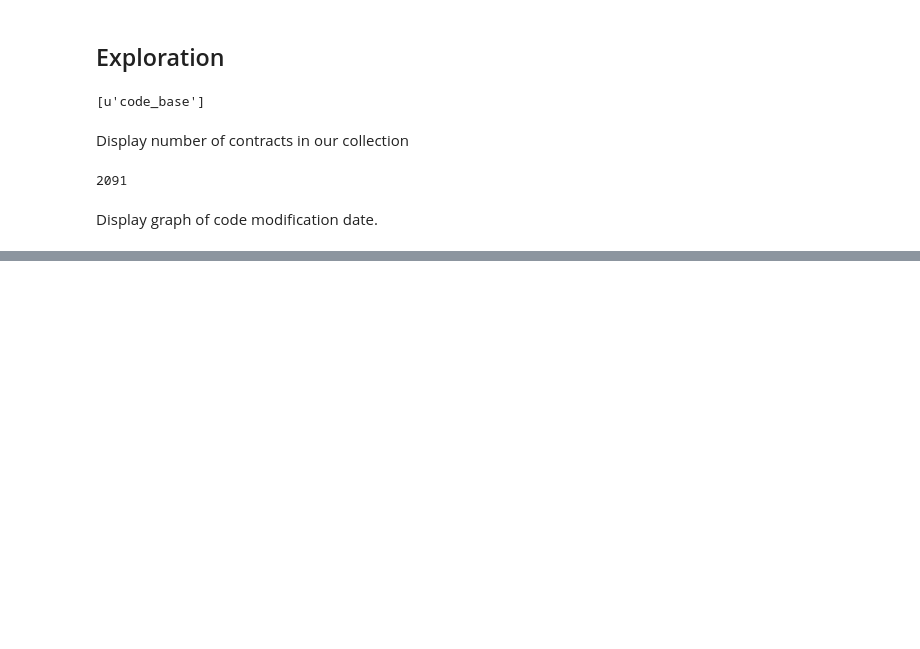
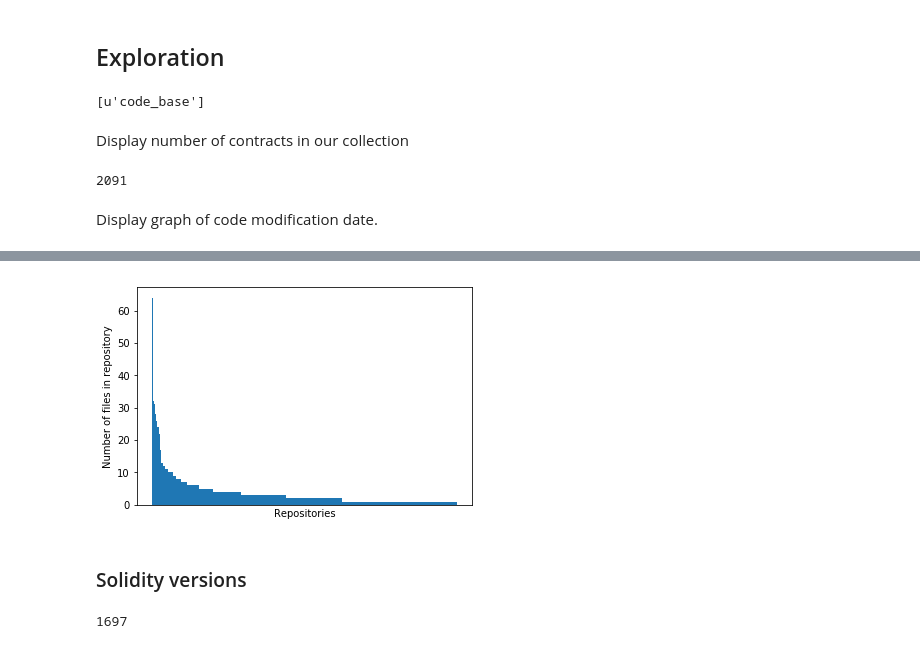
Before and after one commit to nud3l/smart-contract-analysis, a Jupyter notebook: analysis/contract-analysis.ipynb, the cells around one changed output, grey strips where cells are left out. Saved outputs shown, nothing was run; the diff lists cells and outputs as text; code cells hidden in the pictures; blank space fills up the shorter version.

Commit message:
Include complexity analysis and update readme

```diff
--- a/analysis/contract-analysis.ipynb
+++ b/analysis/contract-analysis.ipynb
@@ -58,0 +60,29 @@ plt.show()
+# %%
+from collections import Counter
+import numpy as np
+from operator import itemgetter
+
+repositories = code_base.find({},{"repository_id":1, "_id":0})
+repo_list = []
+
+
+for item in repositories:
+    repo_list.append(item["repository_id"])
+
+repos = Counter(repo_list).items()
+repos.sort(key=itemgetter(1), reverse=True)
+labels, values = zip(*repos)
+
+indexes = np.arange(len(labels))
+width = 1
+
+# the barchart of the data
+plt.bar(indexes, values, width)
+plt.xlabel('Repositories')
+plt.ylabel('Number of files in repository')
+plt.xticks([])
+plt.show()
+# %% [output]
+[figure, added]
+# %% [markdown]
+### Solidity versions
@@ -58,0 +104,17 @@ plt.show()
+# %%
+sol_code = code_base.find({},{"code":1, "_id":0})
+sol_list = []
+
+for item in sol_code:
+    try:
+        version = gen_dict_extract("version", item)
+        sol_list.append(list(version)[0])
+        # sol_list.append(item["code"]["body"][0]["start_version"]["version"])
+    except KeyError:
+        pass
+    except IndexError:
+        pass
+# Print number of contracts that include a Solidity version
+print len(sol_list)
+# %% [output]
+1697
```
Also changed, not shown: parts of 10 cells of this notebook, 1 other file.
